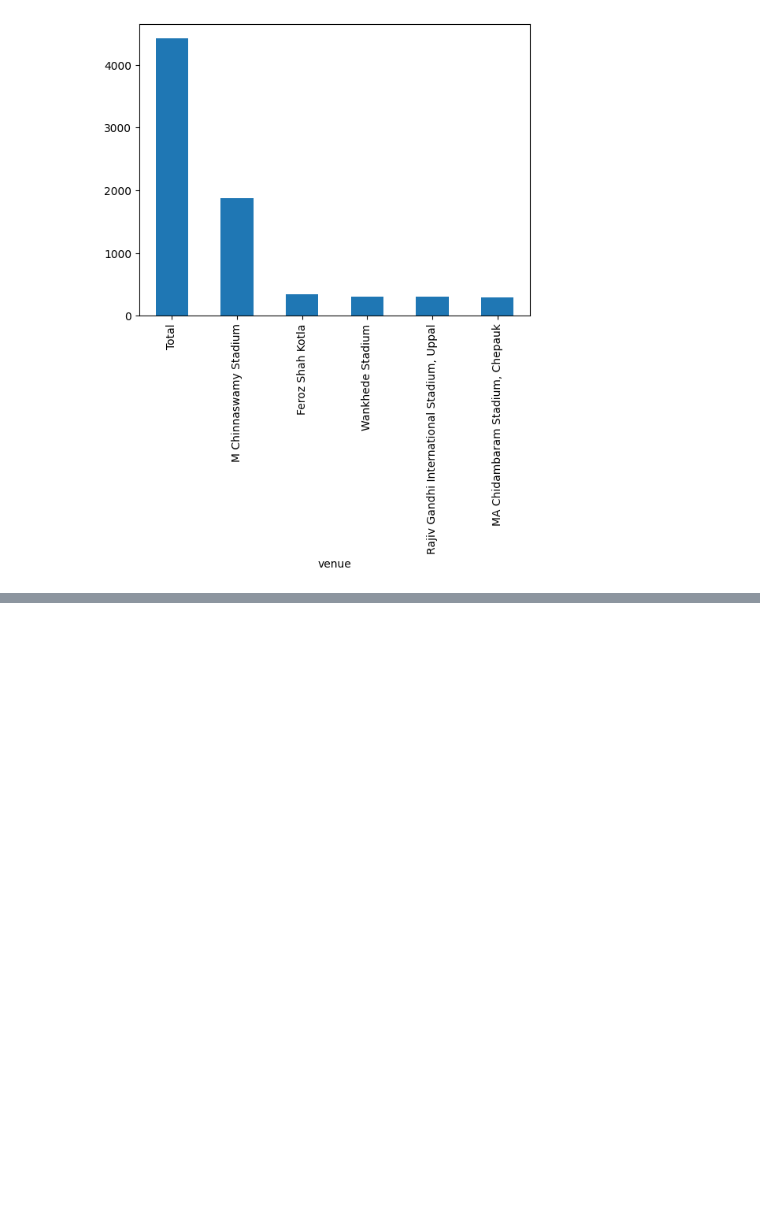
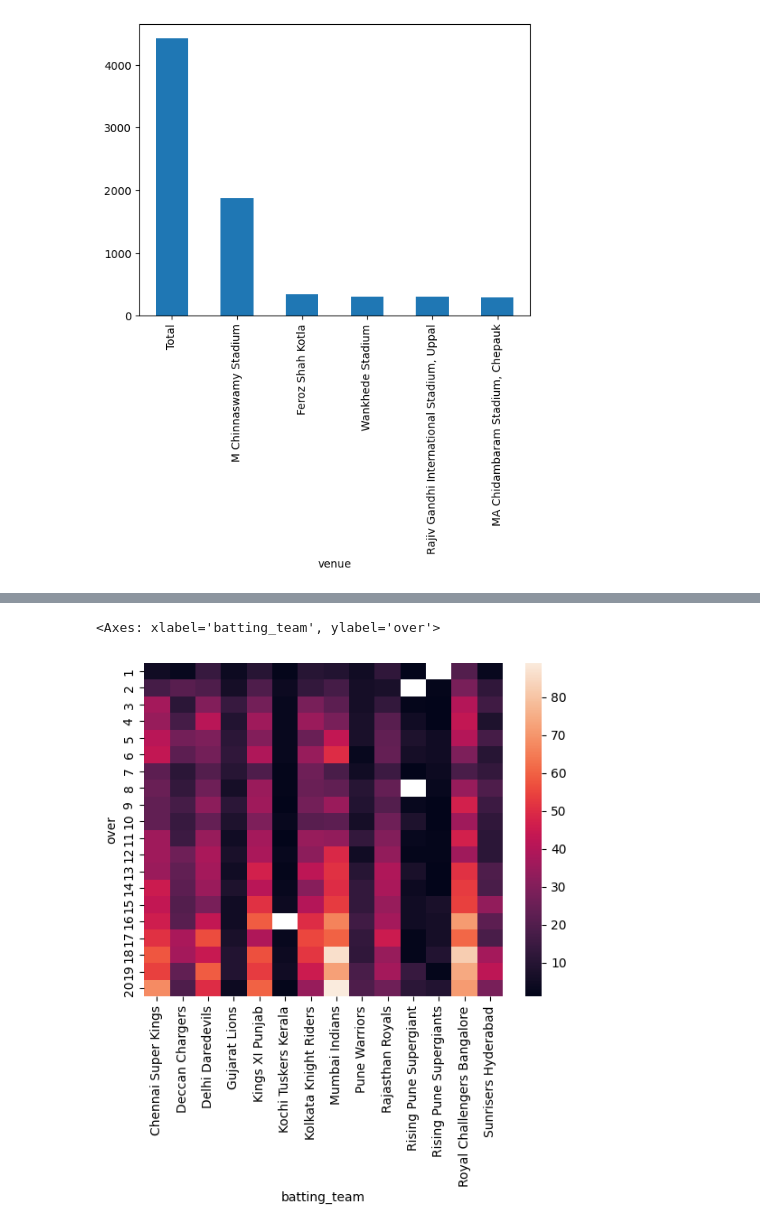
Before and after one commit to krish1440/ipl_analysis, a Jupyter notebook: ipl.ipynb, the cells around one changed output, grey strips where cells are left out. Saved outputs shown, nothing was run; the diff lists cells and outputs as text; code cells hidden in the pictures; blank space fills up the shorter version.

```diff
--- a/ipl.ipynb
+++ b/ipl.ipynb
@@ -549,0 +668,4 @@ player_stats('SK Raina')
+# %%
+mask= (ipl['batsman_runs'] == 6)
+six= ipl[mask]
+six.shape
@@ -549,0 +695,2 @@ player_stats('SK Raina')
+# %%
+six_teams = six.pivot_table(index='over',columns='batting_team',values='batsman_runs',aggfunc='count')
@@ -549,0 +718,5 @@ player_stats('SK Raina')
+# %%
+sns.heatmap(six_teams)
+# %% [output]
+<Axes: xlabel='batting_team', ylabel='over'>
+[figure, added]
```
Also changed, not shown: parts of 20 cells of this notebook.
